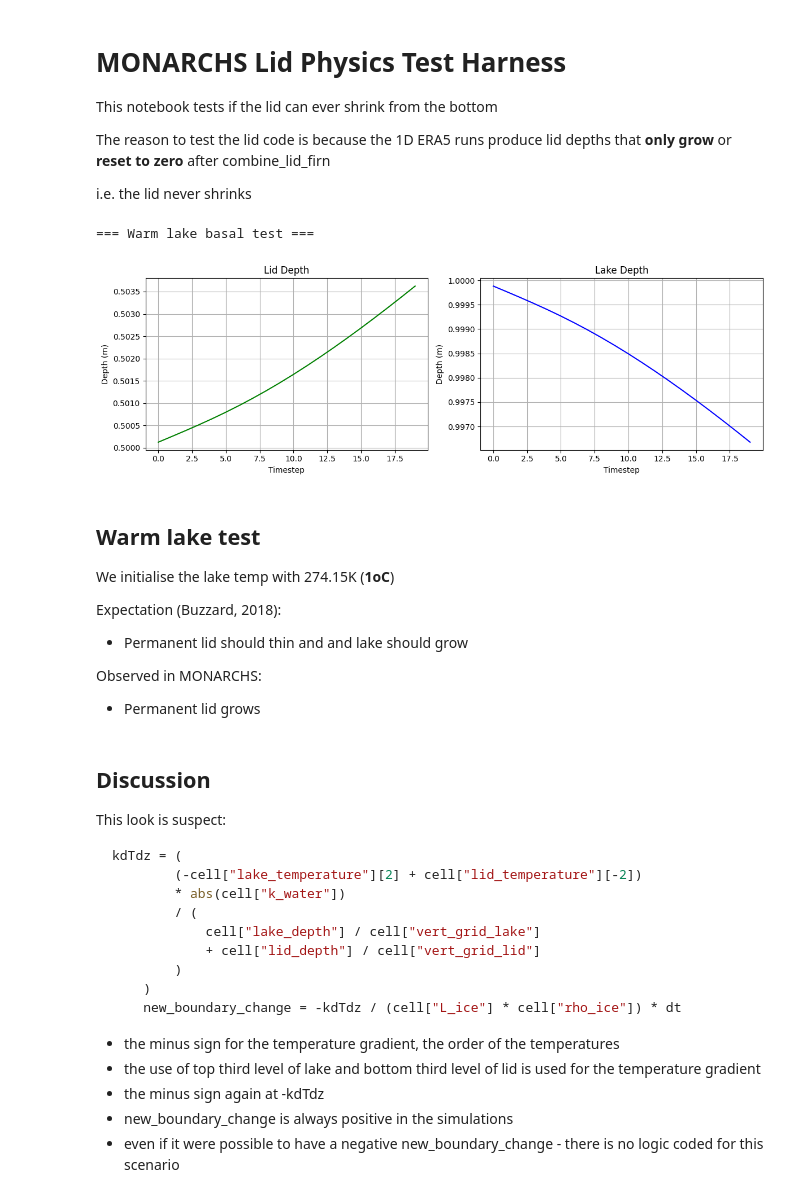
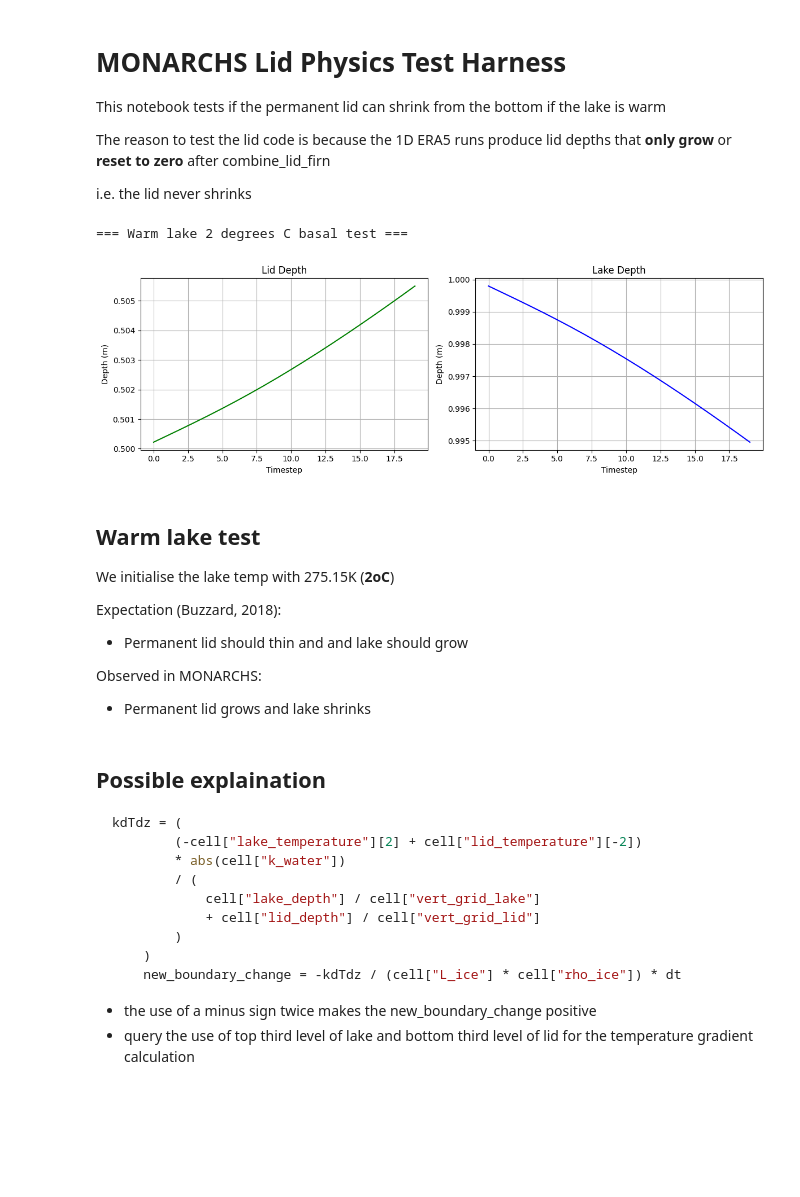
Before and after one commit to sarahshannon-uor/monarchs_jules, a Jupyter notebook: idealised_tests/lid_test_basal.ipynb, the cells around one changed output. Drawn from its saved outputs; the diff is of its cells as text; code cells hidden in the pictures; blank space fills up the shorter version.

Commit message:
tidy up test harness

````diff
--- a/idealised_tests/lid_test_basal.ipynb
+++ b/idealised_tests/lid_test_basal.ipynb
@@ -1,7 +1,7 @@
 # %% [markdown]
 # MONARCHS Lid Physics Test Harness
 
-This notebook tests if the lid can ever shrink from the bottom
+This notebook tests if the permanent lid can shrink from the bottom if the lake is warm
 
 The reason to test the lid code is because the 1D ERA5 runs produce lid depths that **only grow** or **reset to zero** after combine_lid_firn
 
@@ -11,7 +11,7 @@ i.e. the lid never shrinks
 import numpy as np
 from monarchs.physics import lid_functions
 
-def make_basal_test_cell(lid_depth=0.5, lake_temp=274.5):
+def make_basal_test_cell(lid_depth=0.5, lake_temp=275.15, lid_temp=273.15):
     """Construct a minimal MONARCHS cell for basal lid testing."""
     return {
         # Bookkeeping
@@ -20,14 +20,14 @@ def make_basal_test_cell(lid_depth=0.5, lake_temp=274.5):
         "melt": 0.0,
         "exposed_water": False,
 
-        # Lid state
+        # Permanent lid state
         "lid": True,
         "v_lid": False,
         "has_had_lid": True,
         "lid_depth": lid_depth,
         "v_lid_depth": 0.0,
         "lid_melt_count": 0,
-        "lid_temperature": np.ones(20) * 273.15,
+        "lid_temperature": np.ones(20) * lid_temp,
         "rho_lid": np.ones(20) * 917.0,
 
         # Constants
@@ -76,13 +76,6 @@ def run_basal_test(cell, steps=6, dt=3600.0):
         lid_depths.append(cell["lid_depth"])
         lake_depths.append(cell["lake_depth"])
 
-        #print(
-        #    f"Step {step}: "
-        #    f"lid_depth={cell['lid_depth']:.6f}, "
-        #    f"lake_depth={cell['lake_depth']:.6f}"
-        #)
-
-    # --- Side-by-side plots ---
     fig, axs = plt.subplots(1, 2, figsize=(12, 4), sharex=True)
 
     axs[0].plot(range(steps), lid_depths, color="green")
@@ -99,29 +92,28 @@ def run_basal_test(cell, steps=6, dt=3600.0):
 
     plt.tight_layout()
     plt.show()
-
-
-# === Warm lake ===
-print("=== Warm lake basal test ===")
-cell_warm = make_basal_test_cell(lid_depth=0.5, lake_temp=274.5)
-run_basal_test(cell_warm, steps=20)
-# %% [output]
-=== Warm lake basal test ===
-[figure, removed]
+# %%
+# === Warm lake ===
+print("=== Warm lake 2 degrees C basal test ===")
+cell_warm = make_basal_test_cell(lid_depth=0.5, lake_temp=275.5, lid_temp=273.15)
+run_basal_test(cell_warm, steps=20)
+
+#new_boundary_change is posistive, but lid grows
+# %% [output]
+=== Warm lake 2 degrees C basal test ===
+[figure, added]
 # %% [markdown]
 ## Warm lake test
 
-We initialise the lake temp with 274.15K (**1oC**)
+We initialise the lake temp with 275.15K (**2oC**)
 
 Expectation (Buzzard, 2018):
 - Permanent lid should thin and and lake should grow
 
 Observed in MONARCHS:
-- Permanent lid grows
+- Permanent lid grows and lake shrinks
 # %% [markdown]
-## Discussion
-
-This look is suspect:
+## Possible explaination
 
 ```python
 kdTdz = (
@@ -135,8 +127,5 @@ kdTdz = (
     new_boundary_change = -kdTdz / (cell["L_ice"] * cell["rho_ice"]) * dt
 ```
 
-- the minus sign for the temperature gradient, the order of the temperatures
-- the use of top third level of lake and bottom third level of lid is used for the temperature gradient
-- the minus sign again at -kdTdz
-- new_boundary_change is always positive in the simulations
-- even if it were possible to have a negative new_boundary_change - there is no logic coded for this scenario
+- the use of a minus sign twice makes the new_boundary_change positive
+- query the use of top third level of lake and bottom third level of lid for the temperature gradient calculation
````
